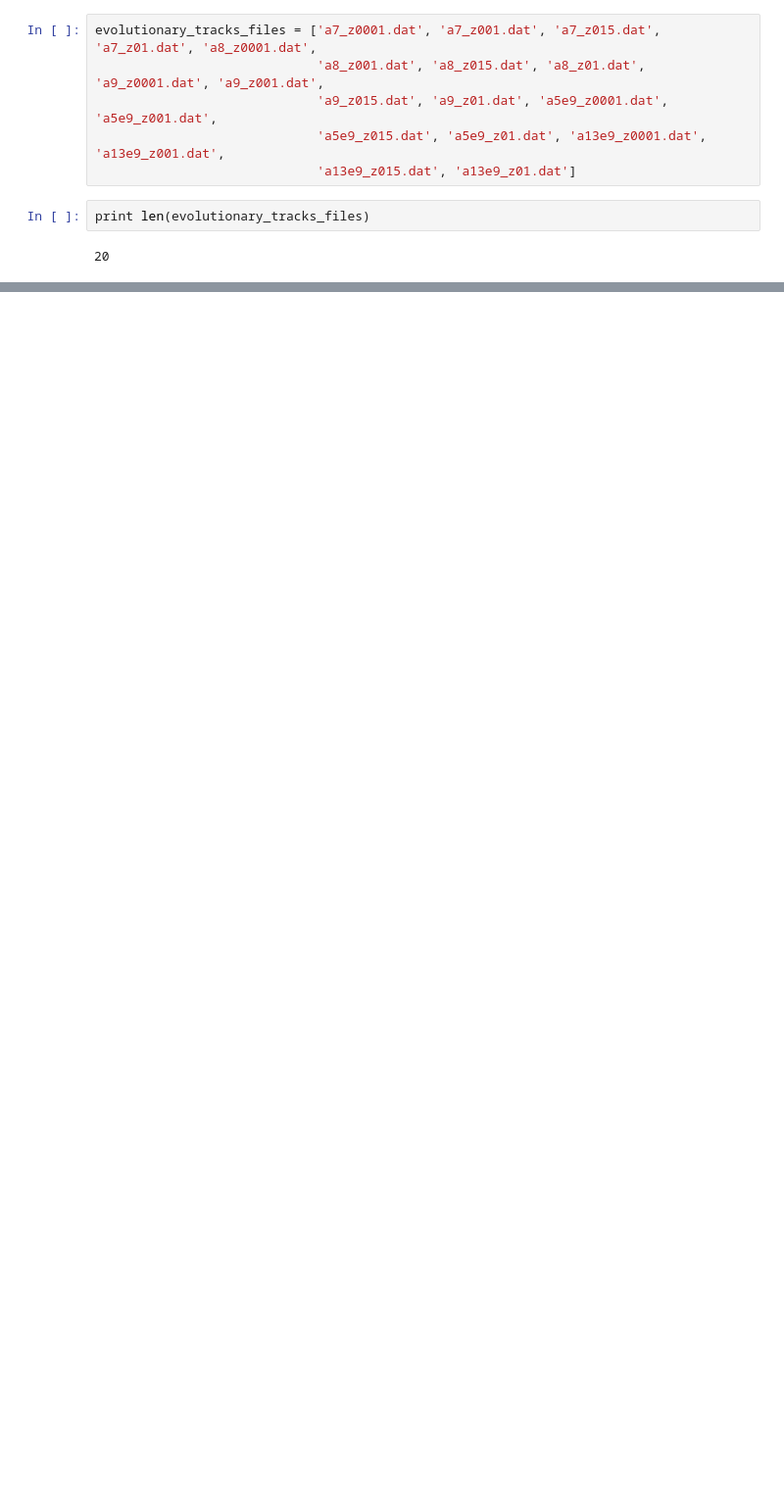
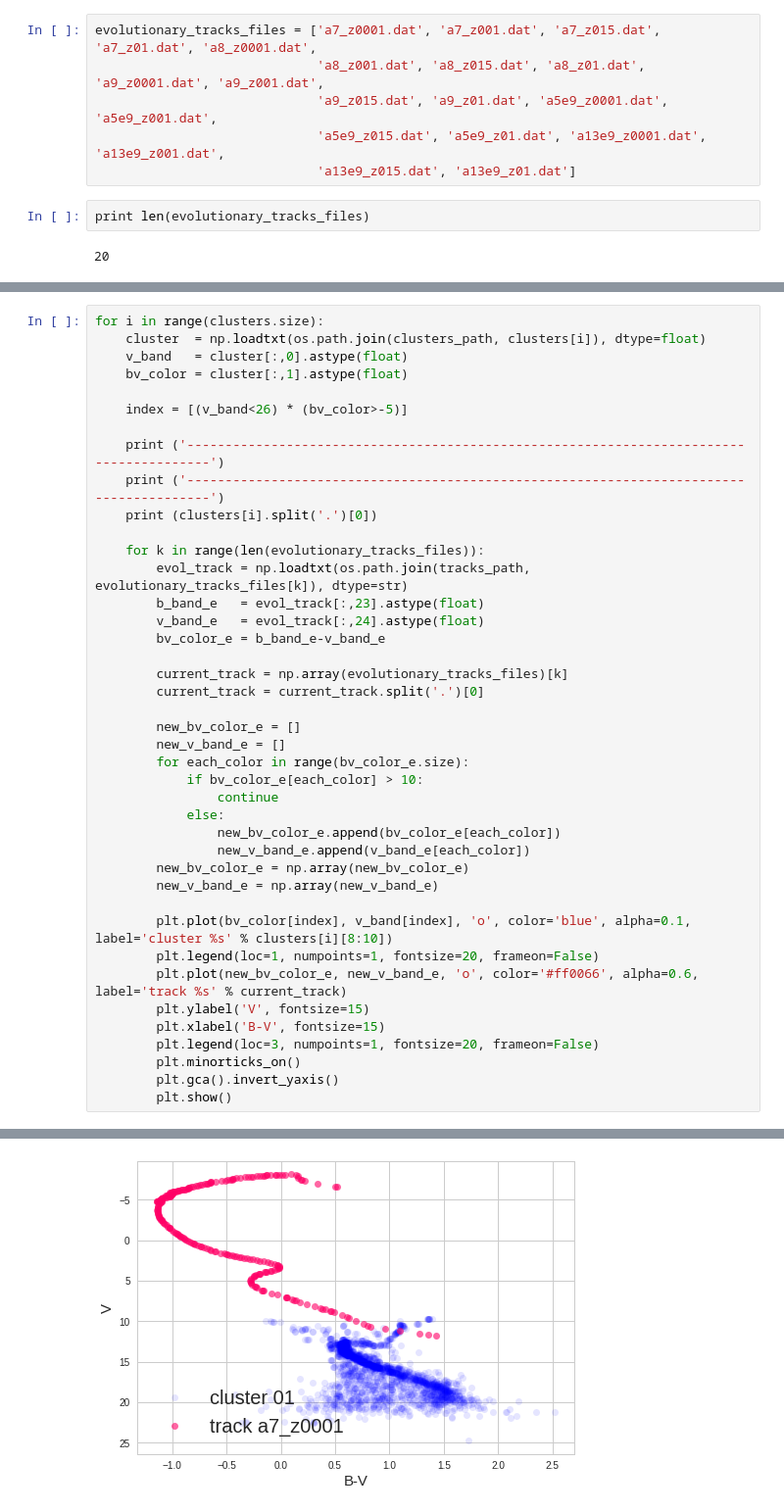
Before and after one commit to mlldantas/Miscelanea, a Jupyter notebook: PopEst/EvolutionaryTracks.ipynb, the cells around one changed output, grey strips where cells are left out. Shown at 98% size. Saved outputs shown, nothing was run; the diff lists cells and outputs as text; blank space fills up the shorter version.

```diff
--- a/PopEst/EvolutionaryTracks.ipynb
+++ b/PopEst/EvolutionaryTracks.ipynb
@@ -172,0 +183,42 @@ for c in range(clusters.size):
+# %%
+for i in range(clusters.size):
+    cluster  = np.loadtxt(os.path.join(clusters_path, clusters[i]), dtype=float)
+    v_band   = cluster[:,0].astype(float)
+    bv_color = cluster[:,1].astype(float)
+
+    index = [(v_band<26) * (bv_color>-5)]
+
+    print ('----------------------------------------------------------------------------------------')
+    print ('----------------------------------------------------------------------------------------')
+    print (clusters[i].split('.')[0])
+
+    for k in range(len(evolutionary_tracks_files)):
+        evol_track = np.loadtxt(os.path.join(tracks_path, evolutionary_tracks_files[k]), dtype=str)
+        b_band_e   = evol_track[:,23].astype(float)
+        v_band_e   = evol_track[:,24].astype(float)
+        bv_color_e = b_band_e-v_band_e
+
+        current_track = np.array(evolutionary_tracks_files)[k]
+        current_track = current_track.split('.')[0]
+
+        new_bv_color_e = []
+        new_v_band_e = []
+        for each_color in range(bv_color_e.size):
+            if bv_color_e[each_color] > 10:
+                continue
+            else:
+                new_bv_color_e.append(bv_color_e[each_color])
+                new_v_band_e.append(v_band_e[each_color])
+        new_bv_color_e = np.array(new_bv_color_e)
+        new_v_band_e = np.array(new_v_band_e)
+
+        plt.plot(bv_color[index], v_band[index], 'o', color='blue', alpha=0.1, label='cluster %s' % clusters[i][8:10])
+        plt.legend(loc=1, numpoints=1, fontsize=20, frameon=False)
+        plt.plot(new_bv_color_e, new_v_band_e, 'o', color='#ff0066', alpha=0.6, label='track %s' % current_track)
+        plt.ylabel('V', fontsize=15)
+        plt.xlabel('B-V', fontsize=15)
+        plt.legend(loc=3, numpoints=1, fontsize=20, frameon=False)
+        plt.minorticks_on()
+        plt.gca().invert_yaxis()
+        plt.show()
+# %% [output]
@@ -172,0 +228 @@ for c in range(clusters.size):
+[figure, added]
```
Also changed, not shown: parts of 58 cells of this notebook.
